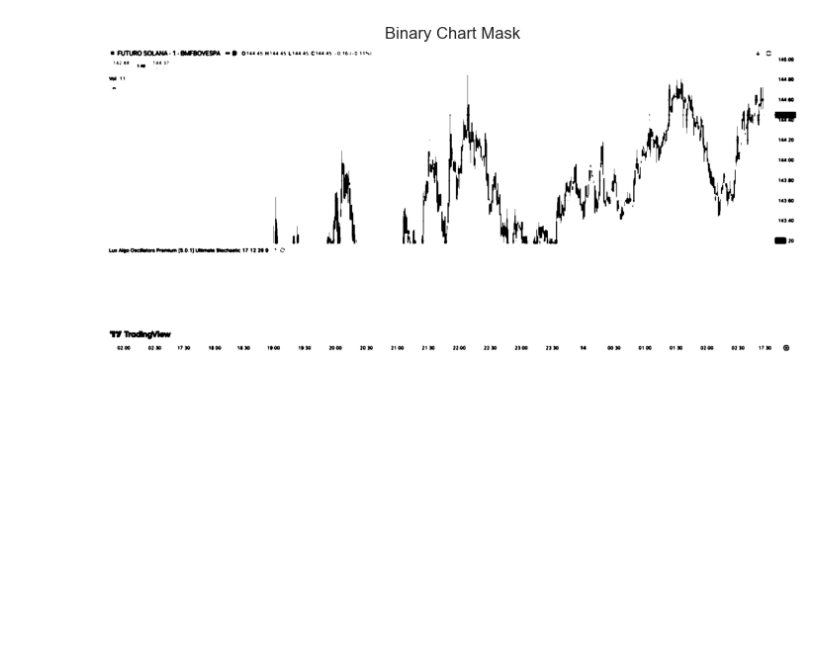
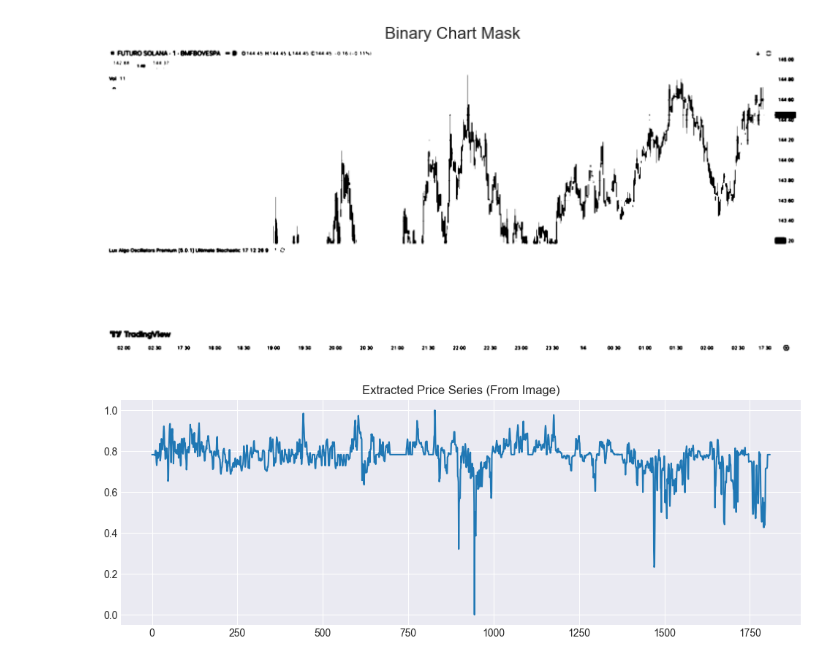
Before and after one commit to krishpranav/trade.jup, a Jupyter notebook: notebooks/chart_analysis_mvp.ipynb, the cells around one changed output. Drawn from its saved outputs; the diff is of its cells as text; code cells hidden in the pictures; blank space fills up the shorter version.

```diff
--- a/notebooks/chart_analysis_mvp.ipynb
+++ b/notebooks/chart_analysis_mvp.ipynb
@@ -65,6 +65,11 @@ for x in range(width):
 price_pixels = pd.Series(price_pixels).interpolate().to_numpy()
 # %%
 price_series = (height - price_pixels)
-price_series = (price_series - price_series.min()) / (price_series.max() - price_series().min())
+price_series = (price_series - price_series.min()) / (price_series.max() - price_series.min())
 
-plt.fi
+plt.figure(figsize=(12, 4))
+plt.plot(price_series)
+plt.title("Extracted Price Series (From Image)")
+plt.show()
+# %% [output]
+[figure, added]
```
Also changed, not shown: parts of 6 cells of this notebook.
